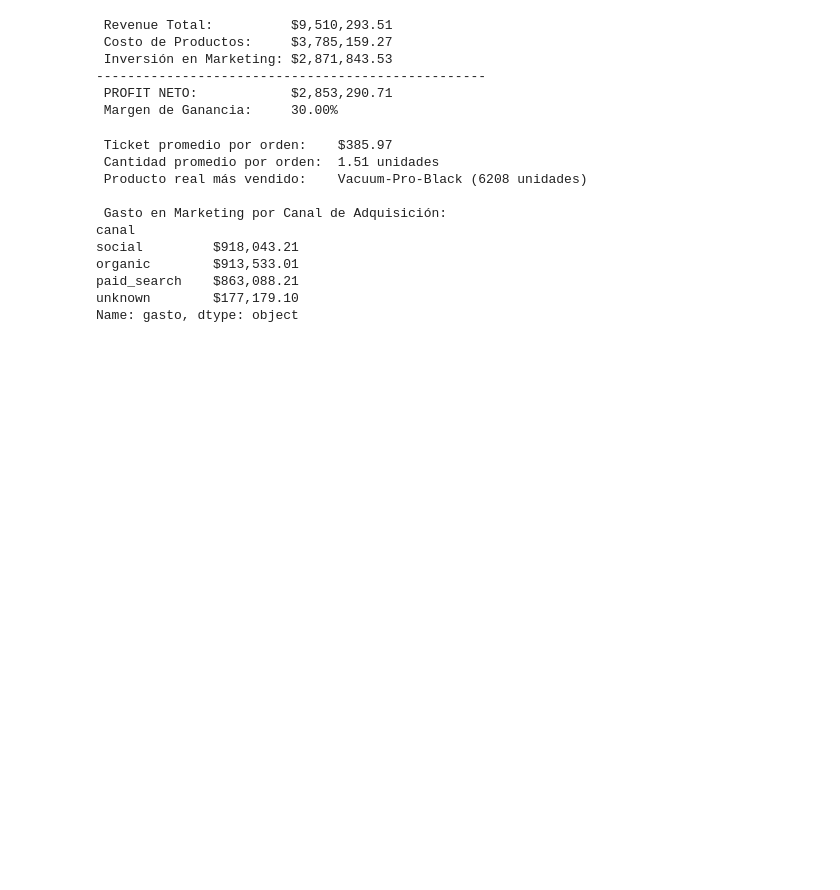
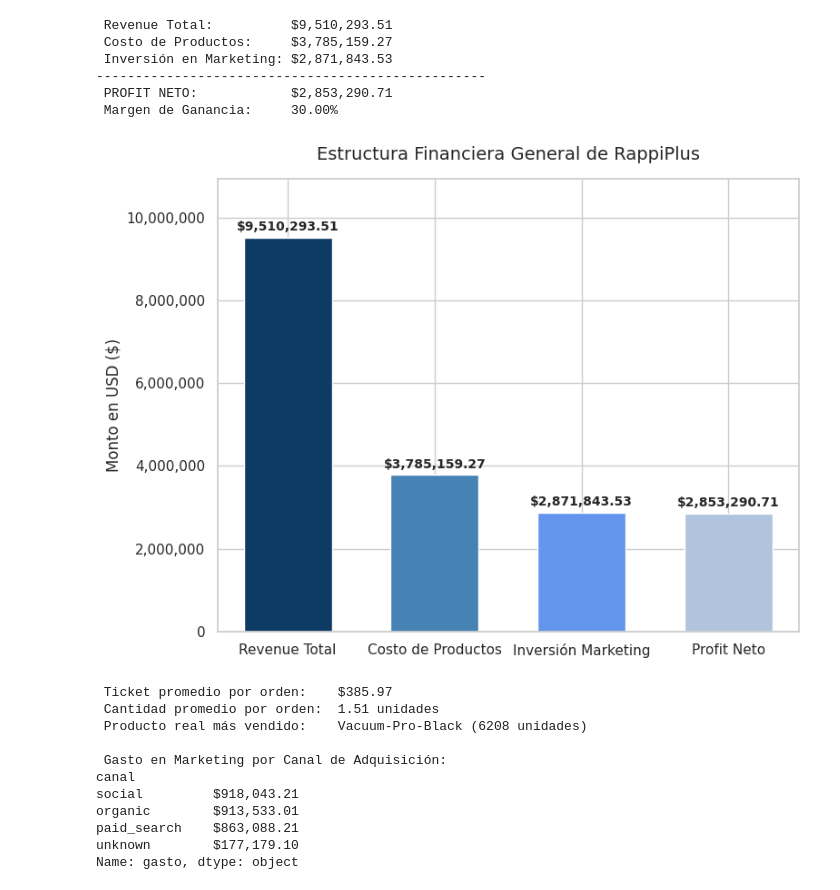
Before and after one commit to ilichnegrete-oss/Proyecto-Final-Proyecto-RappiPlus, a Jupyter notebook: S12 Estudiante_Proyecto_Final.ipynb, the cells around one changed output. Cells and saved outputs as stored; diff of their text form; code cells hidden in the pictures; blank space fills up the shorter version.

```diff
--- a/S12 Estudiante_Proyecto_Final.ipynb
+++ b/S12 Estudiante_Proyecto_Final.ipynb
@@ -329,6 +347,35 @@ print(f" Margen de Ganancia:     {margen_porcentual:.2f}%")
 --------------------------------------------------
  PROFIT NETO:            $2,853,290.71
  Margen de Ganancia:     30.00%
+# %%
+plt.figure(figsize=(8, 6))
+
+kpis_financieros = {
+    'Revenue Total': revenue_total,
+    'Costo de Productos': costo_productos_total,
+    'Inversión Marketing': marketing_total,
+    'Profit Neto': profit_total
+}
+
+colores = ['#0d3b66', '#4682b4', '#6495ed', '#b0c4de']
+
+bars = plt.bar(kpis_financieros.keys(), kpis_financieros.values(), color=colores, width=0.6)
+
+plt.title('Estructura Financiera General de RappiPlus', fontsize=14, pad=15)
+plt.ylabel('Monto en USD ($)', fontsize=12)
+
+plt.gca().yaxis.set_major_formatter(plt.FuncFormatter(lambda x, loc: f"{int(x):,}"))
+
+for bar in bars:
+    yval = bar.get_height()
+    plt.text(bar.get_x() + bar.get_width()/2.0, yval + 100000, f"${yval:,.2f}",
+             ha='center', va='bottom', fontsize=10, fontweight='bold')
+
+plt.ylim(0, revenue_total * 1.15) # Espacio para las etiquetas
+plt.tight_layout()
+plt.show()
+# %% [output]
+[figure, added]
 # %%
 ticket_promedio = float(orders_analisis.groupby('id_pedido')['monto_total'].sum().mean())
 # %%
```
Also changed, not shown: parts of 6 cells of this notebook.
